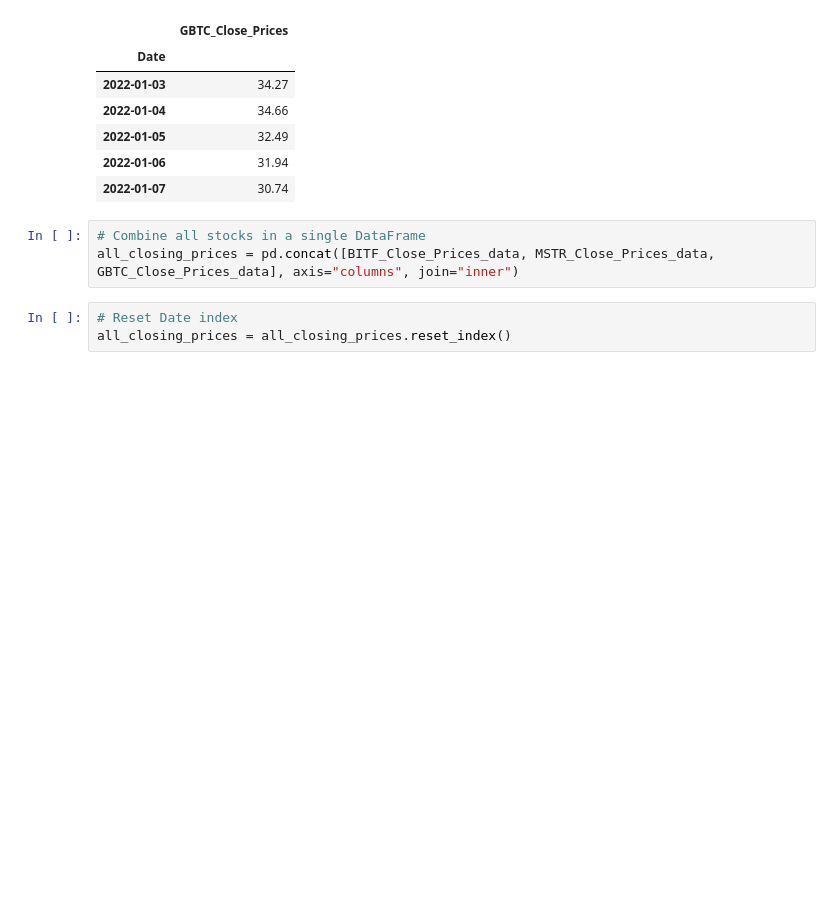
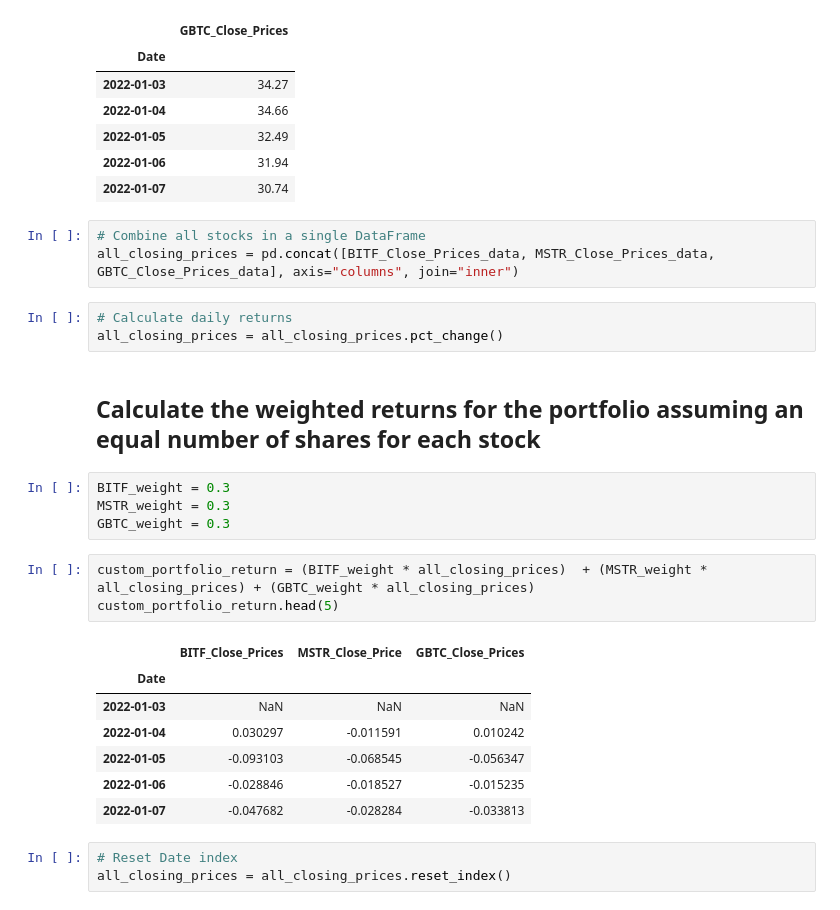
Before and after one commit to JamelBoyer/J_Boyer_Bootcamp, a Jupyter notebook: 02-Homework/04-Pandas/Instructions/Starter_Code/whale_analysis.ipynb, the cells around one changed output. Drawn from its saved outputs; the diff is of its cells as text; blank space fills up the shorter version.

```diff
--- a/02-Homework/04-Pandas/Instructions/Starter_Code/whale_analysis.ipynb
+++ b/02-Homework/04-Pandas/Instructions/Starter_Code/whale_analysis.ipynb
@@ -642,6 +642,26 @@ GBTC_Close_Prices_data.head()
 # %%
 # Combine all stocks in a single DataFrame
 all_closing_prices = pd.concat([BITF_Close_Prices_data, MSTR_Close_Prices_data, GBTC_Close_Prices_data], axis="columns", join="inner")
+# %%
+# Calculate daily returns
+all_closing_prices = all_closing_prices.pct_change()
+# %% [markdown]
+## Calculate the weighted returns for the portfolio assuming an equal number of shares for each stock
+# %%
+BITF_weight = 0.3
+MSTR_weight = 0.3
+GBTC_weight = 0.3
+# %%
+custom_portfolio_return = (BITF_weight * all_closing_prices)  + (MSTR_weight * all_closing_prices) + (GBTC_weight * all_closing_prices)
+custom_portfolio_return.head(5)
+# %% [output]
+|  | BITF_Close_Prices | MSTR_Close_Price | GBTC_Close_Prices |
+| Date |  |  |  |
+| 2022-01-03 | NaN | NaN | NaN |
+| 2022-01-04 | 0.030297 | -0.011591 | 0.010242 |
+| 2022-01-05 | -0.093103 | -0.068545 | -0.056347 |
+| 2022-01-06 | -0.028846 | -0.018527 | -0.015235 |
+| 2022-01-07 | -0.047682 | -0.028284 | -0.033813 |
 # %%
 # Reset Date index
 all_closing_prices = all_closing_prices.reset_index()
```
Also changed, not shown: parts of 8 cells of this notebook.
